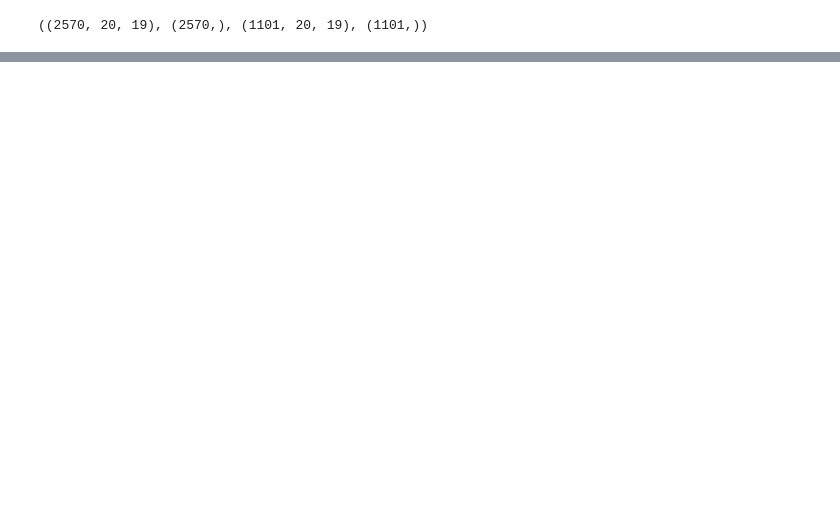
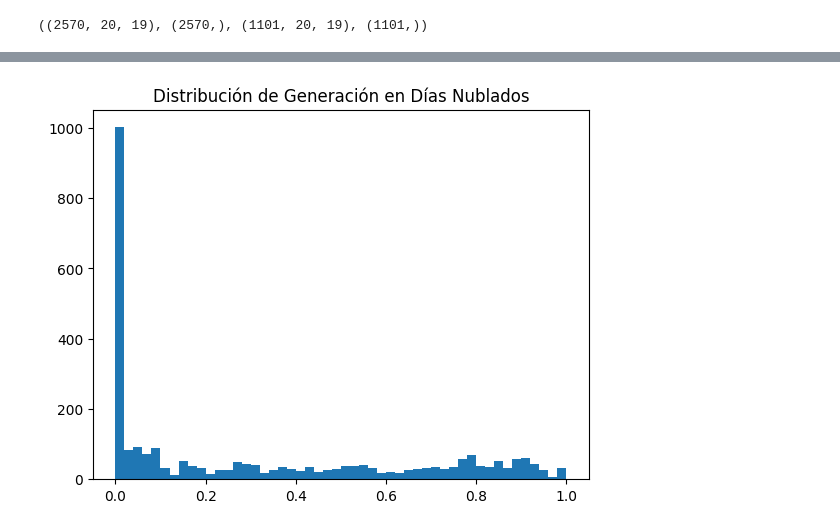
Before and after one commit to ClaudiaGtzD/TesinaMCD, a Jupyter notebook: 03_Photovoltaic 2.ipynb, the cells around one changed output, grey strips where cells are left out. Drawn from its saved outputs; the diff is of its cells as text; code cells hidden in the pictures; blank space fills up the shorter version.

```diff
--- a/03_Photovoltaic 2.ipynb
+++ b/03_Photovoltaic 2.ipynb
@@ -340,0 +359,7 @@ R²: 0.5592
+# %%
+import matplotlib.pyplot as plt
+plt.hist(y_Nublado_train, bins=50)
+plt.title("Distribución de Generación en Días Nublados")
+plt.show()
+# %% [output]
+[figure, added]
```
Also changed, not shown: parts of 10 cells of this notebook, 1 other file.
